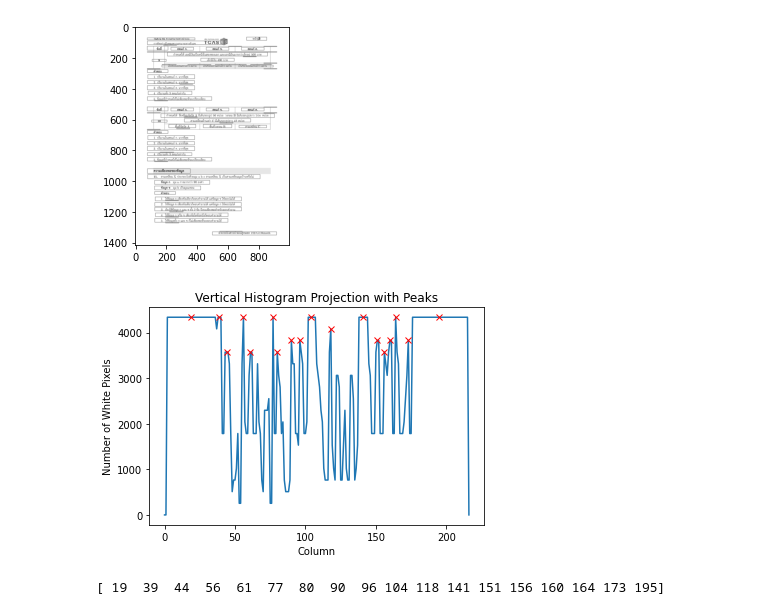
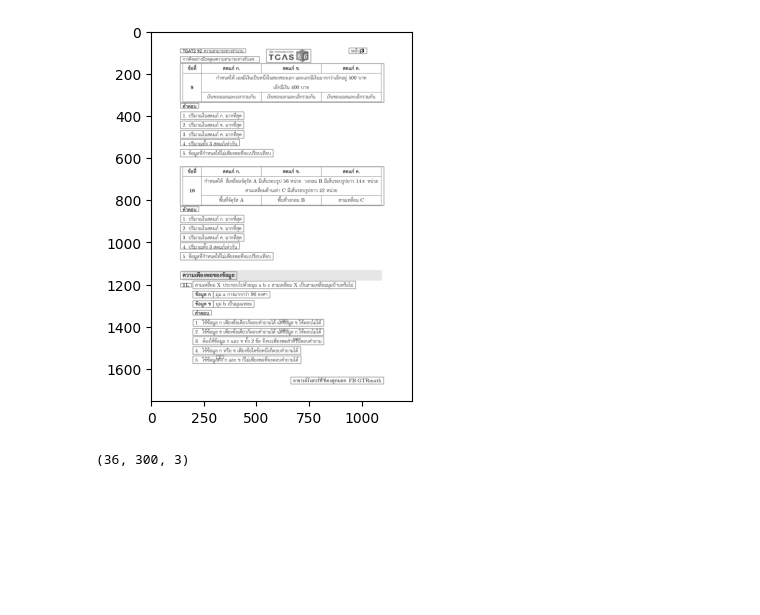
Before and after one commit to DSOECS/DS-OCR, a Jupyter notebook: charactor_segmentation.ipynb, the cells around one changed output. Saved outputs shown, nothing was run; the diff lists cells and outputs as text; code cells hidden in the pictures; blank space fills up the shorter version.

```diff
--- a/charactor_segmentation.ipynb
+++ b/charactor_segmentation.ipynb
@@ -5,12 +5,3 @@ import matplotlib.pyplot as plt
 # %%
 img = cv2.imread('./test_image/test8.jpg')
 img = cv2.cvtColor(img, cv2.COLOR_BGR2RGB)
-
-h, w, c = img.shape
-
-if w > 1000:
-    new_w = 1000
-    ar = w/h
-    new_h = int(new_w/ar)
-    img = cv2.resize(img, (new_w, new_h), interpolation = cv2.INTER_AREA)
-plt.imshow(img)
@@ -20,7 +8,8 @@ plt.imshow(img)
 # %%
 def thresholding(image):
-    img_gray = cv2.cvtColor(image,cv2.COLOR_BGR2GRAY)
-    ret,thresh = cv2.threshold(img_gray,80,255,cv2.THRESH_BINARY_INV)
+    img_gray = cv2.cvtColor(image, cv2.COLOR_BGR2GRAY)
+    ret, thresh = cv2.threshold(img_gray, 0, 255, cv2.THRESH_BINARY_INV + cv2.THRESH_OTSU)
+    print(img_gray)
     plt.imshow(thresh, cmap='gray')
     return thresh
 
@@ -30,6 +26,7 @@ thresh_img = thresholding(img)
 # %%
-#dilation
-kernel = np.ones((3,85), np.uint8)
-dilated = cv2.dilate(thresh_img, kernel, iterations = 1)
-plt.imshow(dilated, cmap='gray');
+kernel = np.ones((3, 25), np.uint8)
+
+#vertical lines kernel เพื่อเพิ่มขนาดของเส้นตามแนวตั้ง เพราะเราไม่รู้ว่ารูปที่ input เข้ามาจะเข้มแค่ไหน โดยใช้ kernel ขนาด 3x25 และใช้คำสั่ง dilate ในการทำการขยายขนาดของเส้น 1 ครั้ง โดยใช้ iterations=1
+dilated = cv2.dilate(thresh_img, kernel, iterations=1)
+plt.imshow(dilated, cmap='gray')
 # %% [output]
@@ -40,18 +41,22 @@ sorted_contours_lines = sorted(contours, key = lambda ctr : cv2.boundingRect(ctr
 # %%
-img2 = img.copy()
 cropped_images = []
 
 for ctr in sorted_contours_lines:
     x, y, w, h = cv2.boundingRect(ctr)
-    cv2.rectangle(img2, (x, y), (x+w, y+h), (40, 100, 250), 2)
-    cropped_region = img2[y:y+h, x:x+w]
+
+    #วาดสี่เหลี่ยมรอบตัวอักษร โดยใช้สี (40, 100, 250) และความหนา 2 pixel
+    cv2.rectangle(img, (x, y), (x+w, y+h), (40, 100, 250), 2)
+
+    #เอารูปเดิมมาตัด
+    cropped_region = img[y:y+h, x:x+w]
     cropped_images.append(cropped_region)
 
-plt.imshow(cv2.cvtColor(img2, cv2.COLOR_BGR2GRAY), cmap='gray')
+plt.imshow(cv2.cvtColor(img, cv2.COLOR_BGR2GRAY), cmap='gray')
 plt.show()
 cv2.imshow(f'Cropped Image {1}', cv2.cvtColor(cropped_images[13], cv2.COLOR_BGR2GRAY))
-
+print(cropped_images[13].shape)
 cv2.waitKey(0)
 cv2.destroyAllWindows()
 # %% [output]
-[figure, old version]
+[figure, new version]
+(36, 300, 3)
@@ -68,20 +62,0 @@ cv2.destroyAllWindows()
-# %%
-from scipy.signal import find_peaks
-
-vertical_hist = np.sum(ones_img, axis=0, keepdims=True)
-peaks, _ = find_peaks(vertical_hist[0], height=3500)
-
-
-# แสดงกราฟ
-plt.plot(vertical_hist[0])
-plt.plot(peaks, vertical_hist[0][peaks], 'x', color='red')
-plt.title('Vertical Histogram Projection with Peaks')
-plt.xlabel('Column')
-plt.ylabel('Number of White Pixels')
-plt.show()
-# %% [output]
-[figure, removed]
-# %%
-print(peaks)
-# %% [output]
-[ 19  39  44  56  61  77  80  90  96 104 118 141 151 156 160 164 173 195]
```
Also changed, not shown: parts of 15 cells of this notebook, 4 other files.
